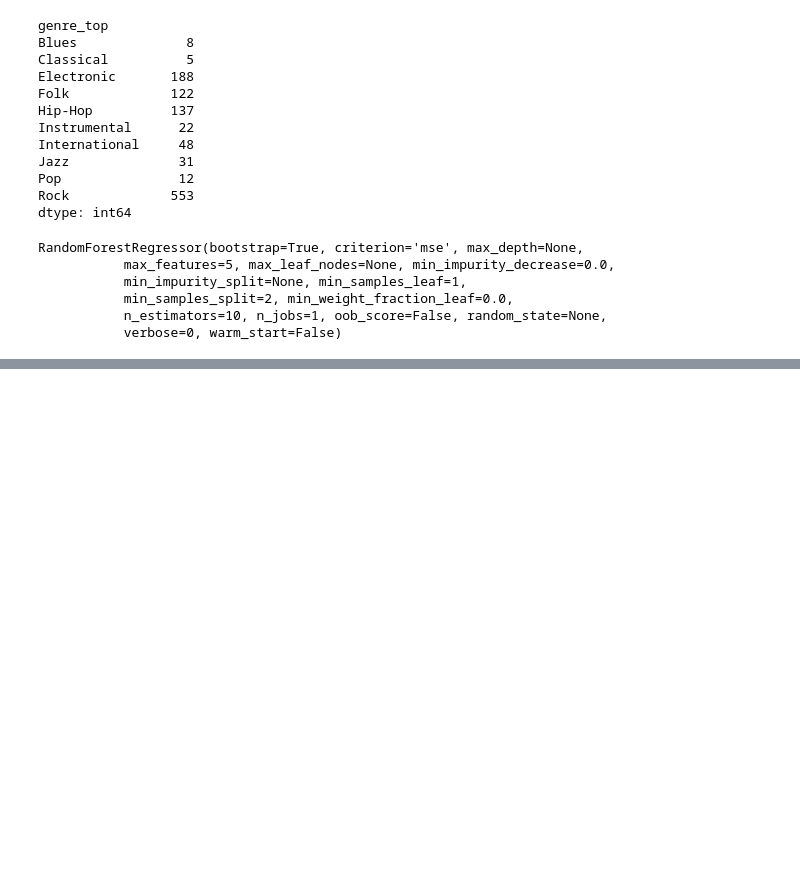
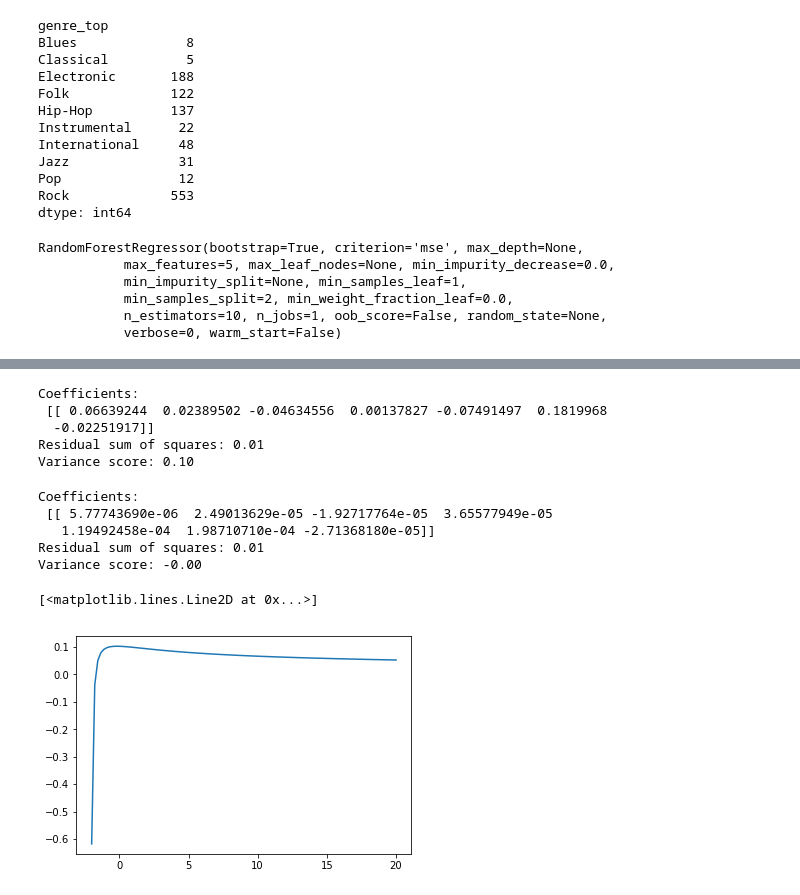
Before and after one commit to Columbia-Intro-Data-Science/python-introduction-sq2157, a Jupyter notebook: project.ipynb, the cells around one changed output, grey strips where cells are left out. Cells and saved outputs as stored; diff of their text form; code cells hidden in the pictures; blank space fills up the shorter version.

```diff
--- a/project.ipynb
+++ b/project.ipynb
@@ -122,7 +122,7 @@ Rock             553
 dtype: int64
 # %%
 Hiphop_10=tracks_10.loc[tracks_10['genre_top'] == 'Hip-Hop']
-Rock_10=tracks_10.loc[tracks_10['genre_top'] == 'Rock']
+Rock_09=tracks_09.loc[tracks_09['genre_top'] == 'Rock']
 Elec_10=tracks_10.loc[tracks_10['genre_top'] == 'Electronic']
 # %%
 import numpy
@@ -163,15 +179,63 @@ X1 = te[['danceability','liveness','tempo','valence','artist_hotttnesss','bit_ra
+# %%
+X1=(te[['duration' ,'energy','speechiness','valence','artist_discovery','artist_familiarity','bit_rate']].values)
+min_max_scaler = preprocessing.MinMaxScaler()
+X1_scaled = min_max_scaler.fit_transform(X1)
+y_scaled = min_max_scaler.fit_transform(y.reshape(-1, 1))
 # %%
 from sklearn.model_selection import train_test_split
-X_train, X_test, y_train, y_test = train_test_split(X1, y, test_size=0.2, random_state=7)
+X1_train, X1_test, y_train, y_test = train_test_split(X1_scaled, y_scaled, test_size=0.2, random_state=7)
 regr = LinearRegression()
 
 # Train the model using the training sets
-regr.fit(X_train, y_train)
+regr.fit(X1_train, y_train)
 
 # The coefficients
 print('Coefficients: \n', regr.coef_)
 # The mean square error
 print("Residual sum of squares: %.2f"
-      % np.mean((regr.predict(X_test) - y_test) ** 2))
+      % numpy.mean((regr.predict(X1_test) - y_test) ** 2))
 # Explained variance score: 1 is perfect prediction
-print('Variance score: %.2f' % regr.score(X_test, y_test))
+print('Variance score: %.2f' % regr.score(X1_test, y_test))
+# %% [output]
+Coefficients:
+ [[ 0.06639244  0.02389502 -0.04634556  0.00137827 -0.07491497  0.1819968
+  -0.02251917]]
+Residual sum of squares: 0.01
+Variance score: 0.10
+# %%
+from sklearn.linear_model import Ridge
+# Create linear regression object
+regr = Ridge(alpha=10000)
+
+# Train the model using the training sets
+regr.fit(X1_train, y_train)
+
+# The coefficients
+print('Coefficients: \n', regr.coef_)
+# The mean square error
+print("Residual sum of squares: %.2f"
+      % numpy.mean((regr.predict(X1_test) - y_test) ** 2))
+# Explained variance score: 1 is perfect prediction
+print('Variance score: %.2f' % regr.score(X1_test, y_test))
+# %% [output]
+Coefficients:
+ [[ 5.77743690e-06  2.49013629e-05 -1.92717764e-05  3.65577949e-05
+   1.19492458e-04  1.98710710e-04 -2.71368180e-05]]
+Residual sum of squares: 0.01
+Variance score: -0.00
+# %%
+# Create linear regression object
+alphas = numpy.linspace(-2,20,100)
+
+scores = []
+
+for alpha in alphas:
+    regr = Ridge(alpha=alpha)
+
+    # Train the model using the training sets
+    regr.fit(X1_train, y_train)
+    scores.append(regr.score(X1_test,y_test))
+plt.plot(alphas,scores)
+# %% [output]
+[<matplotlib.lines.Line2D at 0x...>]
+[figure, added]
```
Also changed, not shown: parts of 11 cells of this notebook.
